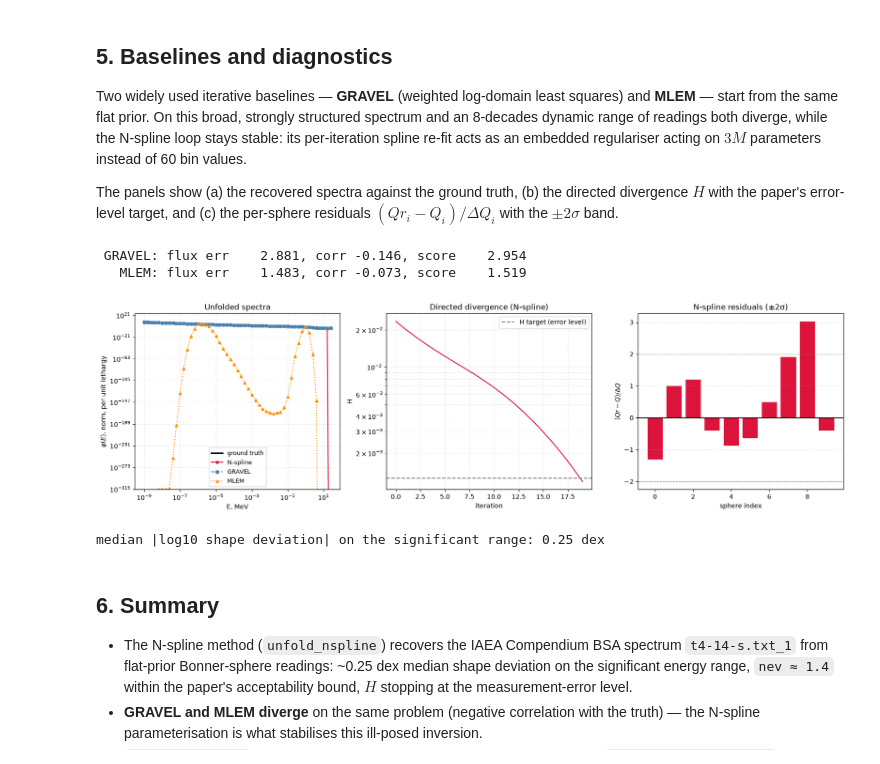
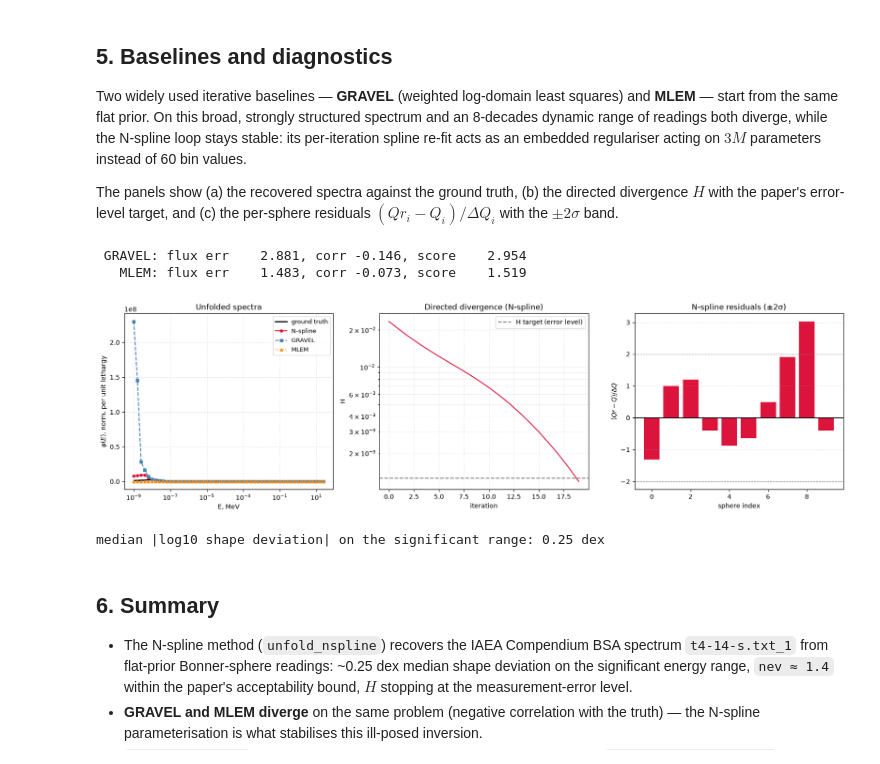
Before and after one commit to Radiationsafety/bssunfold, a Jupyter notebook: examples/42-nspline-iaea.ipynb, the cells around one changed output. Drawn from its saved outputs; the diff is of its cells as text; code cells hidden in the pictures.

```diff
--- a/examples/42-nspline-iaea.ipynb
+++ b/examples/42-nspline-iaea.ipynb
@@ -287,49 +287,50 @@ scale = phi_true.sum()
 fig, axes = plt.subplots(1, 3, figsize=(16.5, 4.8))
 
 ax = axes[0]
-ax.loglog(E[sig], phi_true[sig] / (E[sig] * scale), "k-", lw=2,
+ax.plot(E[sig], phi_true[sig] / (E[sig] * scale), "k-", lw=2,
           label="ground truth")
-ax.loglog(E[sig], result["spectrum"][sig] / (E[sig] * scale), "o-",
+ax.plot(E[sig], result["spectrum"][sig] / (E[sig] * scale), "o-",
           color="crimson", ms=4, label="N-spline")
-ax.loglog(E[sig], grav["spectrum"][sig] / (E[sig] * scale), "s--",
+ax.plot(E[sig], grav["spectrum"][sig] / (E[sig] * scale), "s--",
           color="steelblue", ms=4, label="GRAVEL")
-ax.loglog(E[sig], mlem["spectrum"][sig] / (E[sig] * scale), "^:",
+ax.plot(E[sig], mlem["spectrum"][sig] / (E[sig] * scale), "^:",
           color="darkorange", ms=4, label="MLEM")
 ax.set(xlabel="E, MeV", ylabel=r"$\varphi(E)$, norm. per unit lethargy",
        title="Unfolded spectra")
 ax.legend(fontsize=9)
+ax.set_xscale('log')
 ax.grid(True, which="both", ls=":", alpha=0.5)
 
 ax = axes[1]
 ax.semilogy(result["H_history"], color="crimson")
 ax.axhline(result["H_target"], ls="--", color="gray",
            label="H target (error level)")
 ax.set(xlabel="iteration", ylabel="H",
        title="Directed divergence (N-spline)")
 ax.legend()
 ax.grid(True, which="both", ls=":", alpha=0.5)
 
 ax = axes[2]
 b = np.array([readings[nm] for nm in names])
 sigma = 0.05 * b
 ax.bar(np.arange(len(b)), (result["Qr"] - b) / sigma, color="crimson")
 ax.axhline(0, color="k", lw=0.8)
 for k in (2, -2):
     ax.axhline(k, ls="--", color="gray", lw=0.8)
 ax.set(xlabel="sphere index", ylabel="$(Qr-Q)/\\Delta Q$",
        title="N-spline residuals (±2σ)")
 ax.grid(True, axis="y", ls=":", alpha=0.5)
 fig.tight_layout()
 plt.show()
 
 ok = sig & (result["spectrum"] > 0)
 dex = np.median(np.abs(np.log10(result["spectrum"][ok] / phi_true[ok])))
 print(f"median |log10 shape deviation| on the significant range: "
       f"{dex:.2f} dex")
 # %% [output]
  GRAVEL: flux err    2.881, corr -0.146, score    2.954
    MLEM: flux err    1.483, corr -0.073, score    1.519
-[figure, old version]
+[figure, new version]
 median |log10 shape deviation| on the significant range: 0.25 dex
 # %% [markdown]
 ## 6. Summary
```
Also changed, not shown: 3 other files.
